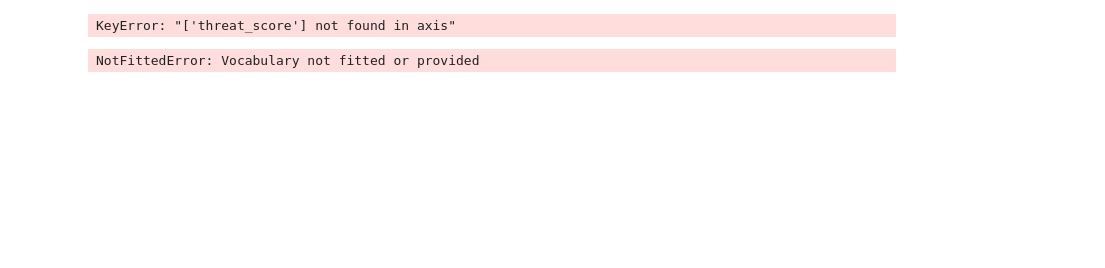
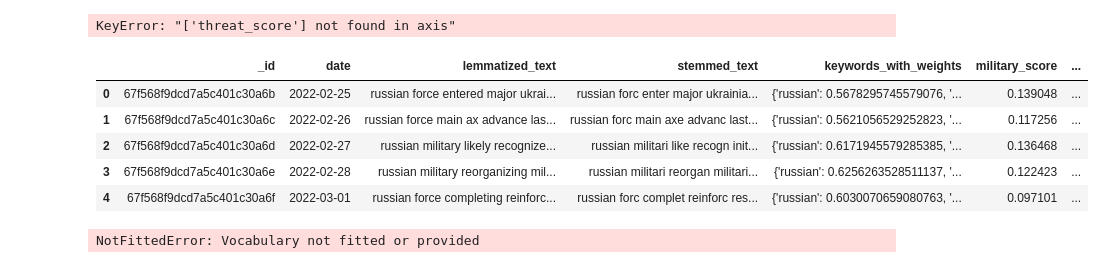
Before and after one commit to KonchakivskyiDanylo/PythonForDs, a Jupyter notebook: isw_analyze.ipynb, the cells around one changed output. Saved outputs shown, nothing was run; the diff lists cells and outputs as text; code cells hidden in the pictures; blank space fills up the shorter version.

```diff
--- a/isw_analyze.ipynb
+++ b/isw_analyze.ipynb
@@ -327,7 +327,14 @@ df.head(15)
 # %% [output]
 KeyError: "['threat_score'] not found in axis"
 # %%
-df
+df.head()
+# %% [output]
+|  | _id | date | lemmatized_text | stemmed_text | keywords_with_weights | military_score | ... |
+| 0 | 67f568f9dcd7a5c401c30a6b | 2022-02-25 | russian force entered major ukrai... | russian forc enter major ukrainia... | {'russian': 0.5678295745579076, '... | 0.139048 | ... |
+| 1 | 67f568f9dcd7a5c401c30a6c | 2022-02-26 | russian force main ax advance las... | russian forc main axe advanc last... | {'russian': 0.5621056529252823, '... | 0.117256 | ... |
+| 2 | 67f568f9dcd7a5c401c30a6d | 2022-02-27 | russian military likely recognize... | russian militari like recogn init... | {'russian': 0.6171945579285385, '... | 0.136468 | ... |
+| 3 | 67f568f9dcd7a5c401c30a6e | 2022-02-28 | russian military reorganizing mil... | russian militari reorgan militari... | {'russian': 0.6256263528511137, '... | 0.122423 | ... |
+| 4 | 67f568f9dcd7a5c401c30a6f | 2022-03-01 | russian force completing reinforc... | russian forc complet reinforc res... | {'russian': 0.6030070659080763, '... | 0.097101 | ... |
 # %%
 # %% [output]
 NotFittedError: Vocabulary not fitted or provided
```
